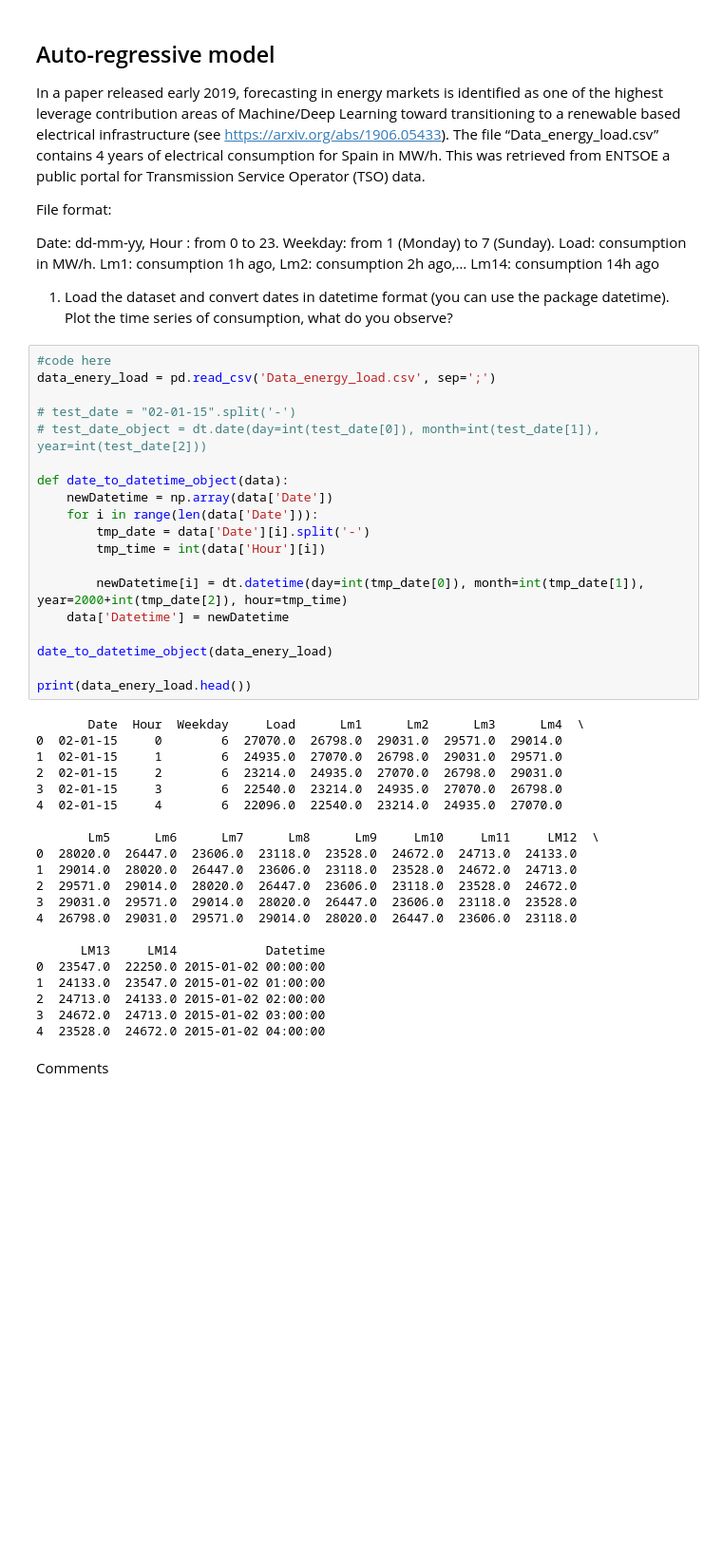
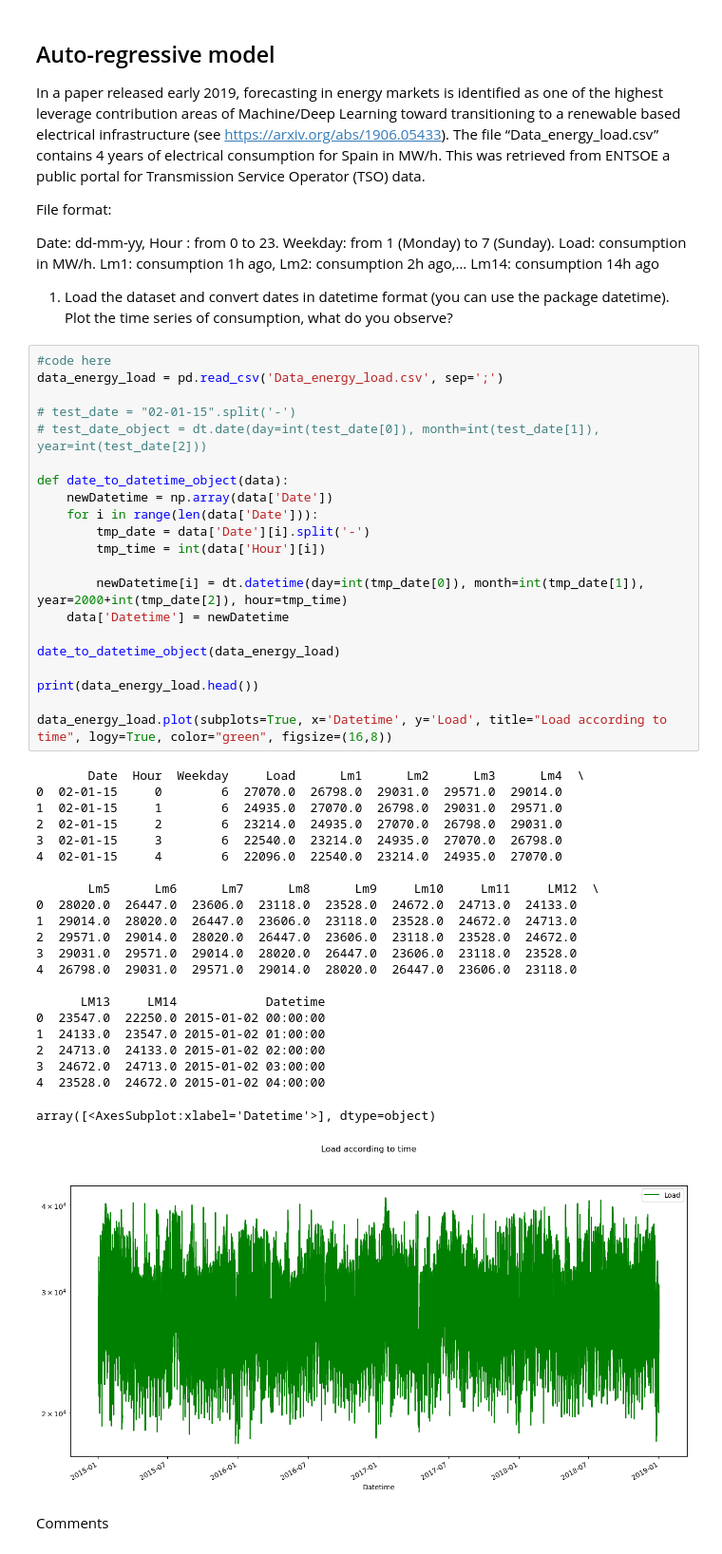
Before and after one commit to MxDx/Hackatons_2, a Jupyter notebook: hackathon2_without_code.ipynb, the cells around one changed output. Shown at 95% size. Drawn from its saved outputs; the diff is of its cells as text; blank space fills up the shorter version.

```diff
--- a/hackathon2_without_code.ipynb
+++ b/hackathon2_without_code.ipynb
@@ -83,7 +83,7 @@ Date: dd-mm-yy, Hour : from 0 to 23. Weekday: from 1 (Monday)  to 7 (Sunday). Lo
 1)	Load the dataset and convert dates in datetime format (you can use the package datetime). Plot the time series of consumption, what do you observe?
 # %%
 #code here
-data_enery_load = pd.read_csv('Data_energy_load.csv', sep=';')
+data_energy_load = pd.read_csv('Data_energy_load.csv', sep=';')
 
 # test_date = "02-01-15".split('-')
 # test_date_object = dt.date(day=int(test_date[0]), month=int(test_date[1]), year=int(test_date[2]))
@@ -92,35 +92,39 @@ def date_to_datetime_object(data):
     newDatetime = np.array(data['Date'])
     for i in range(len(data['Date'])):
         tmp_date = data['Date'][i].split('-')
         tmp_time = int(data['Hour'][i])
 
         newDatetime[i] = dt.datetime(day=int(tmp_date[0]), month=int(tmp_date[1]), year=2000+int(tmp_date[2]), hour=tmp_time)
     data['Datetime'] = newDatetime
 
-date_to_datetime_object(data_enery_load)
+date_to_datetime_object(data_energy_load)
 
-print(data_enery_load.head())
+print(data_energy_load.head())
+
+data_energy_load.plot(subplots=True, x='Datetime', y='Load', title="Load according to time", logy=True, color="green", figsize=(16,8))
 # %% [output]
        Date  Hour  Weekday     Load      Lm1      Lm2      Lm3      Lm4  \
 0  02-01-15     0        6  27070.0  26798.0  29031.0  29571.0  29014.0
 1  02-01-15     1        6  24935.0  27070.0  26798.0  29031.0  29571.0
 2  02-01-15     2        6  23214.0  24935.0  27070.0  26798.0  29031.0
 3  02-01-15     3        6  22540.0  23214.0  24935.0  27070.0  26798.0
 4  02-01-15     4        6  22096.0  22540.0  23214.0  24935.0  27070.0
 
        Lm5      Lm6      Lm7      Lm8      Lm9     Lm10     Lm11     LM12  \
 0  28020.0  26447.0  23606.0  23118.0  23528.0  24672.0  24713.0  24133.0
 1  29014.0  28020.0  26447.0  23606.0  23118.0  23528.0  24672.0  24713.0
 2  29571.0  29014.0  28020.0  26447.0  23606.0  23118.0  23528.0  24672.0
 3  29031.0  29571.0  29014.0  28020.0  26447.0  23606.0  23118.0  23528.0
 4  26798.0  29031.0  29571.0  29014.0  28020.0  26447.0  23606.0  23118.0
 
       LM13     LM14            Datetime
 0  23547.0  22250.0 2015-01-02 00:00:00
 1  24133.0  23547.0 2015-01-02 01:00:00
 2  24713.0  24133.0 2015-01-02 02:00:00
 3  24672.0  24713.0 2015-01-02 03:00:00
 4  23528.0  24672.0 2015-01-02 04:00:00
+array([<AxesSubplot:xlabel='Datetime'>], dtype=object)
+[figure, added]
 # %% [markdown]
 Comments
 # %% [markdown]
```
